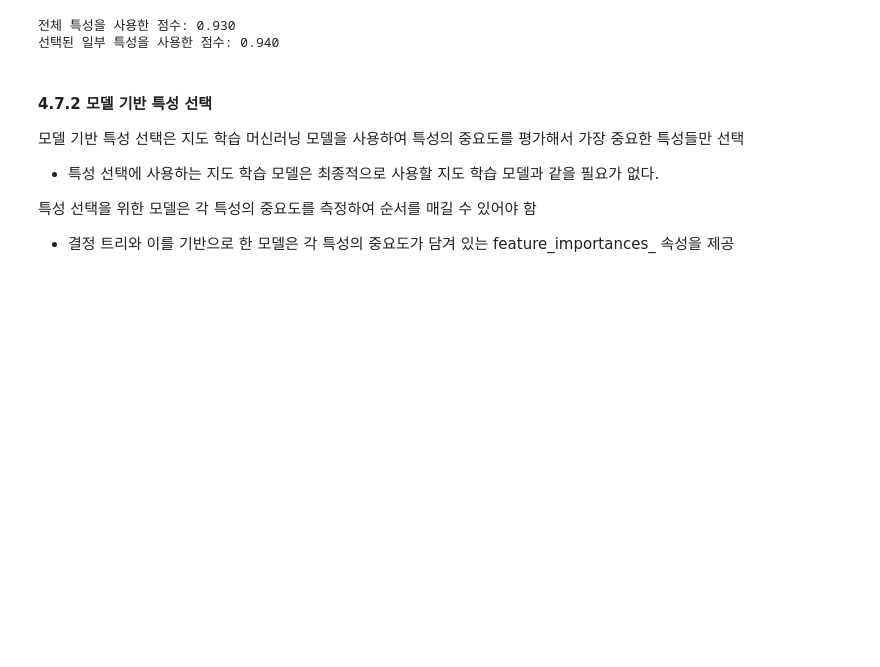
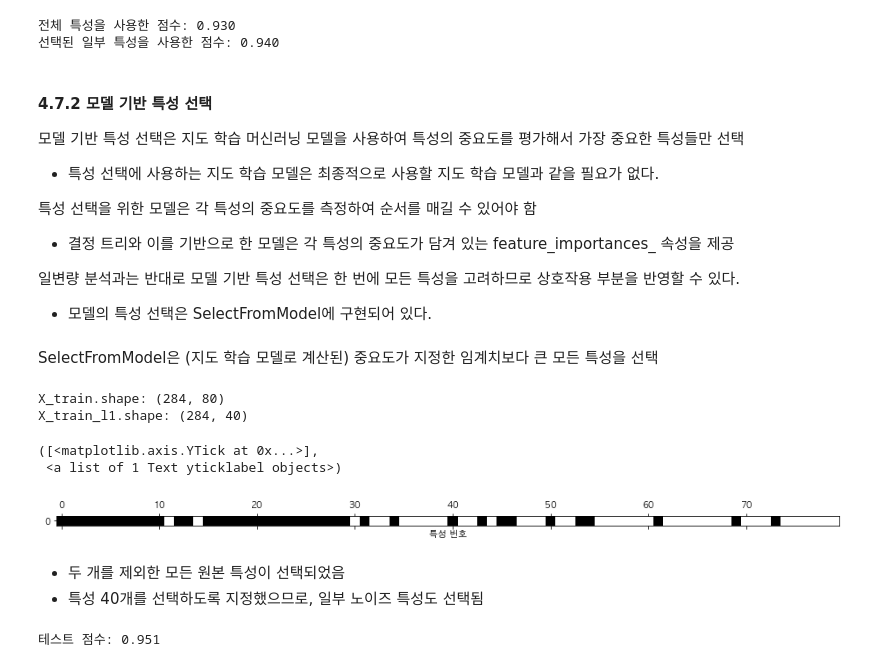
Before and after one commit to timetobye/Machine_learning_study, a Jupyter notebook: introduction_to_machine_learning_with_python/chapter_4_representing-data-feature-engineering/chapter_4.ipynb, the cells around one changed output. Saved outputs shown, nothing was run; the diff lists cells and outputs as text; code cells hidden in the pictures; blank space fills up the shorter version.

```diff
--- a/introduction_to_machine_learning_with_python/chapter_4_representing-data-feature-engineering/chapter_4.ipynb
+++ b/introduction_to_machine_learning_with_python/chapter_4_representing-data-feature-engineering/chapter_4.ipynb
@@ -685,3 +685,43 @@ print("선택된 일부 특성을 사용한 점수: {:.3f}".format(
 
 특성 선택을 위한 모델은 각 특성의 중요도를 측정하여 순서를 매길 수 있어야 함
 - 결정 트리와 이를 기반으로 한 모델은 각 특성의 중요도가 담겨 있는 feature_importances_ 속성을 제공
+
+일변량 분석과는 반대로 모델 기반 특성 선택은 한 번에 모든 특성을 고려하므로 상호작용 부분을 반영할 수 있다.
+- 모델의 특성 선택은 SelectFromModel에 구현되어 있다.
+# %%
+from sklearn.feature_selection import SelectFromModel
+from sklearn.ensemble import RandomForestClassifier
+
+select = SelectFromModel(
+    RandomForestClassifier(n_estimators=100, random_state=42),
+    threshold="median")
+# %% [markdown]
+SelectFromModel은 (지도 학습 모델로 계산된) 중요도가 지정한 임계치보다 큰 모든 특성을 선택
+# %%
+select.fit(X_train, y_train)
+X_train_l1 = select.transform(X_train)
+print("X_train.shape:", X_train.shape)
+print("X_train_l1.shape:", X_train_l1.shape)
+# %% [output]
+X_train.shape: (284, 80)
+X_train_l1.shape: (284, 40)
+# %%
+mask = select.get_support()
+# True는 검은색, False는 흰색으로 마스킹합니다
+plt.matshow(mask.reshape(1, -1), cmap='gray_r')
+plt.xlabel("특성 번호")
+plt.yticks([0])
+# %% [output]
+([<matplotlib.axis.YTick at 0x...>],
+ <a list of 1 Text yticklabel objects>)
+[figure, added]
+# %% [markdown]
+- 두 개를 제외한 모든 원본 특성이 선택되었음
+- 특성 40개를 선택하도록 지정했으므로, 일부 노이즈 특성도 선택됨
+# %%
+X_test_l1 = select.transform(X_test)
+score = LogisticRegression().fit(X_train_l1, y_train).score(X_test_l1, y_test)
+
+print("테스트 점수: {:.3f}".format(score))
+# %% [output]
+테스트 점수: 0.951
```
Also changed, not shown: parts of 6 cells of this notebook.
